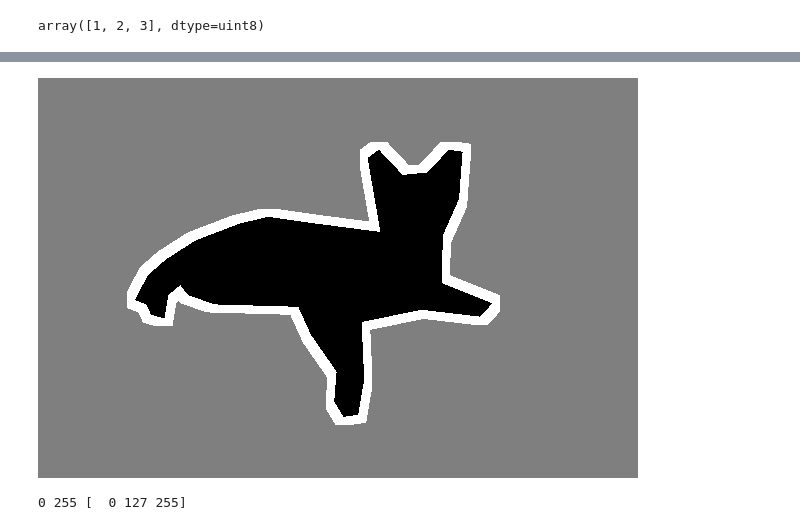
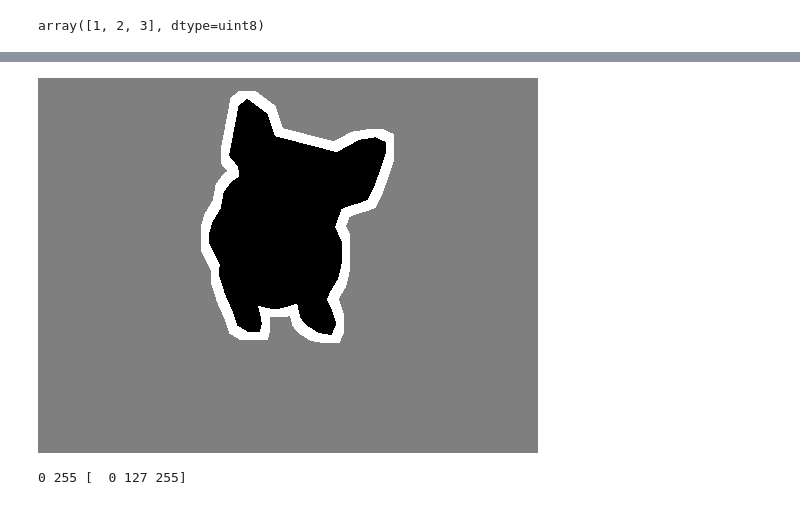
Before and after one commit to juan-castro-net/segmentation, a Jupyter notebook: examples/vision/ipynb/oxford_pets_image_segmentation.ipynb, the cells around one changed output, grey strips where cells are left out. Drawn from its saved outputs; the diff is of its cells as text; code cells hidden in the pictures.

```diff
--- a/examples/vision/ipynb/oxford_pets_image_segmentation.ipynb
+++ b/examples/vision/ipynb/oxford_pets_image_segmentation.ipynb
@@ -328,6 +334,7 @@ def generate_trimap(mask_path,eroision_iter=6,dilate_iter=8):
     return labels
 # %%
-mask_path = "/content/Abyssinian_1.png"
+#mask_path = "/content/images2/Abyssinian_1.png"
+mask_path = "/content/images2/yorkshire_terrier_192.png"
 x = generate_trimap(mask_path)
 # %% [output]
 [ 0 38]
@@ -349,9 +352,11 @@ display(img)
 # %%
 # Display ground-truth target mask
-img = ImageOps.autocontrast(load_img("/content/Abyssinian_3.png"))
+target_basename = os.path.basename(mask_path)
+target_path = os.path.join("/content/annotations2", target_basename)
+img = ImageOps.autocontrast(load_img(target_path))
 display(img)
 # %% [output]
-[figure, old version]
+[figure, new version]
 # %%
 print(np.min(img), np.max(img), np.unique(img))
 # %% [output]
```
Also changed, not shown: parts of 4 cells of this notebook.
